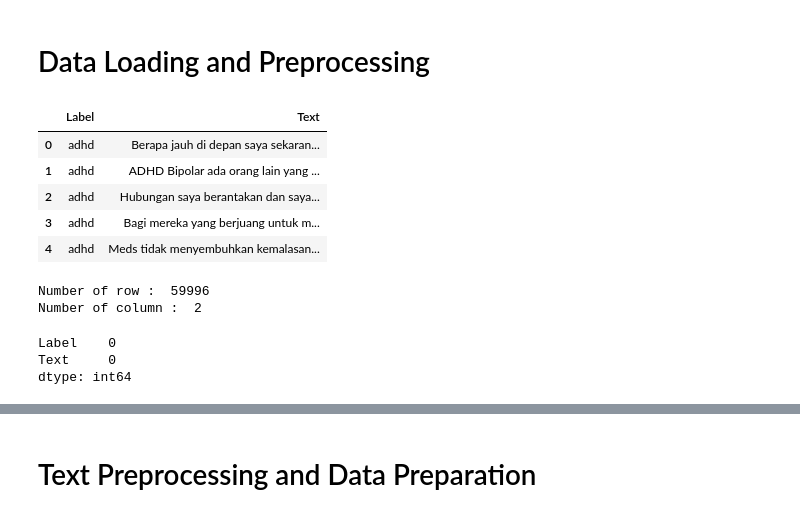
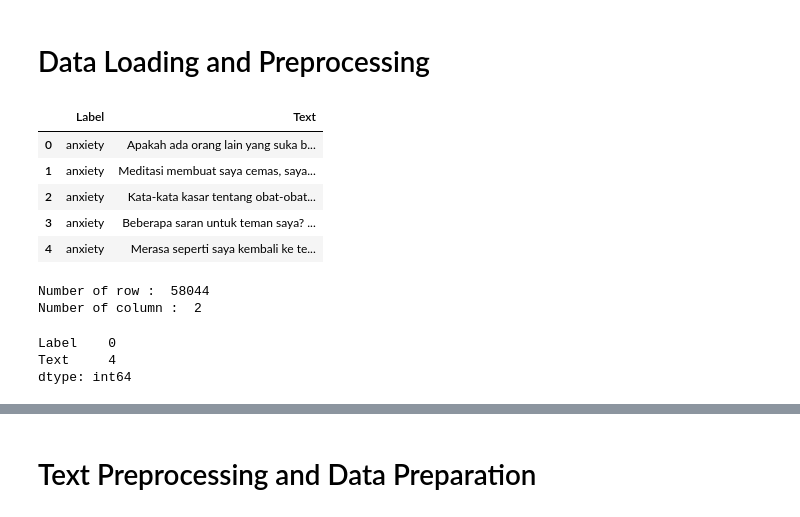
Before and after one commit to meditazone/MEDITAZONE-ML, a Jupyter notebook: Build_Model_Machine_Learning_for_NLP_Without_Using_BERT.ipynb, the cells around one changed output, grey strips where cells are left out. Drawn from its saved outputs; the diff is of its cells as text; code cells hidden in the pictures.

```diff
--- a/Build_Model_Machine_Learning_for_NLP_Without_Using_BERT.ipynb
+++ b/Build_Model_Machine_Learning_for_NLP_Without_Using_BERT.ipynb
@@ -32,30 +30,30 @@ Drive already mounted at /content/drive; to attempt to forcibly remount, call dr
 # Data Loading and Preprocessing
 # %%
 # Change the path according to the location of your CSV file
-file_path = '/content/drive/MyDrive/Dataset for Capstone/dataset.csv'
+file_path = '/content/drive/MyDrive/Dataset for Capstone/dataset_full_new_58k.csv'
 
 # Read data from a csv file and create a DataFrame
 df_first = pd.read_csv(file_path, sep=';', encoding='latin1')
 df_first = df_first.rename(columns={'Column1': 'Label', 'Column2': 'Text'})
 
 # Display the first few rows of the DataFrame
 df_first.head()
 # %% [output]
 |  | Label | Text |
-| 0 | adhd | Berapa jauh di depan saya sekaran... |
-| 1 | adhd | ADHD Bipolar ada orang lain yang ... |
-| 2 | adhd | Hubungan saya berantakan dan saya... |
-| 3 | adhd | Bagi mereka yang berjuang untuk m... |
-| 4 | adhd | Meds tidak menyembuhkan kemalasan... |
+| 0 | anxiety | Apakah ada orang lain yang suka b... |
+| 1 | anxiety | Meditasi membuat saya cemas, saya... |
+| 2 | anxiety | Kata-kata kasar tentang obat-obat... |
+| 3 | anxiety | Beberapa saran untuk teman saya? ... |
+| 4 | anxiety | Merasa seperti saya kembali ke te... |
 # %%
 print('Number of row : ', df_first.shape[0])
 print('Number of column : ', df_first.shape[1])
 # %% [output]
-Number of row :  59996
+Number of row :  58044
 Number of column :  2
 # %%
 df_first.isnull().sum()
 # %% [output]
 Label    0
-Text     0
+Text     4
 dtype: int64
```
Also changed, not shown: parts of 23 cells of this notebook, 1 other file.
